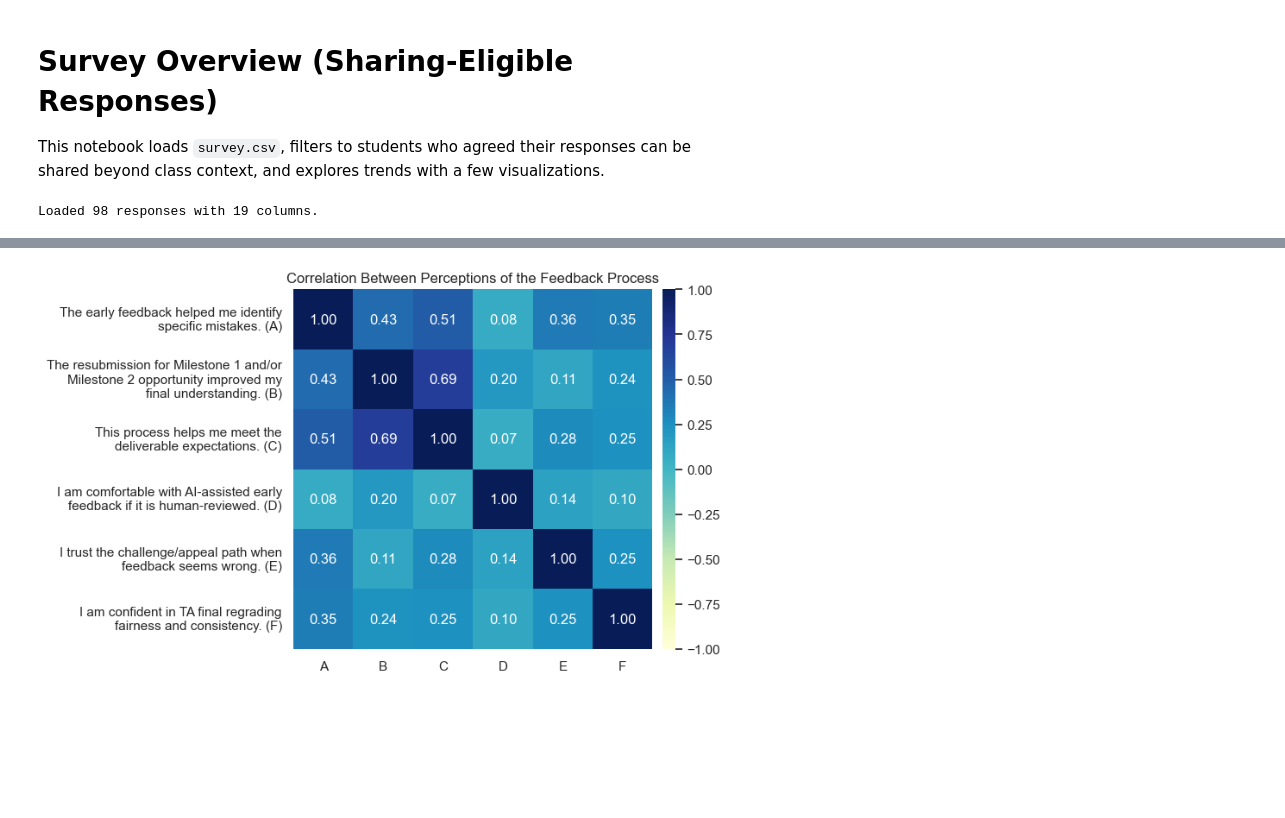
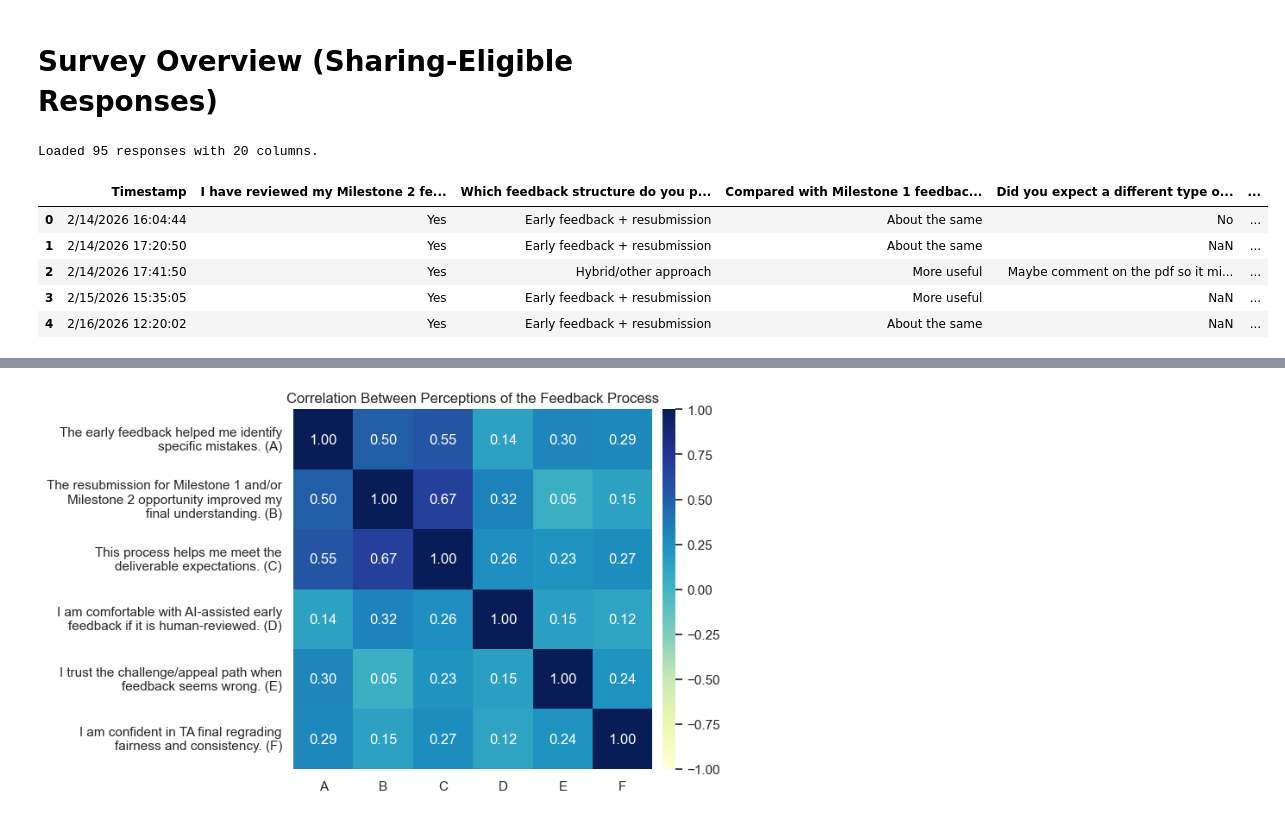
Before and after one commit to bcsaldias/sigcse-db-2027, a Jupyter notebook: overview.ipynb, the cells around one changed output, grey strips where cells are left out. Saved outputs shown, nothing was run; the diff lists cells and outputs as text; code cells hidden in the pictures; blank space fills up the shorter version.

```diff
--- a/overview.ipynb
+++ b/overview.ipynb
@@ -1,7 +1,5 @@
 # %% [markdown]
 # Survey Overview (Sharing-Eligible Responses)
-
-This notebook loads `survey.csv`, filters to students who agreed their responses can be shared beyond class context, and explores trends with a few visualizations.
 # %%
 import pandas as pd
 import numpy as np
@@ -11,9 +9,19 @@ import seaborn as sns
 sns.set_theme(style="whitegrid")
 plt.rcParams["figure.figsize"] = (10, 6)
 
-df = pd.read_csv("survey.csv")
+# df = pd.read_csv("survey.csv")
+df = pd.read_csv("COUHES-approved-data - mid-term-survey.csv")
 print(f"Loaded {len(df)} responses with {df.shape[1]} columns.")
 # %% [output]
-Loaded 98 responses with 19 columns.
+Loaded 95 responses with 20 columns.
+# %%
+df.head()
+# %% [output]
+|  | Timestamp | I have reviewed my Milestone 2 fe... | Which feedback structure do you p... | Compared with Milestone 1 feedbac... | Did you expect a different type o... | ... |
+| 0 | 2/14/2026 16:04:44 | Yes | Early feedback + resubmission | About the same | No | ... |
+| 1 | 2/14/2026 17:20:50 | Yes | Early feedback + resubmission | About the same | NaN | ... |
+| 2 | 2/14/2026 17:41:50 | Yes | Hybrid/other approach | More useful | Maybe comment on the pdf so it mi... | ... |
+| 3 | 2/15/2026 15:35:05 | Yes | Early feedback + resubmission | More useful | NaN | ... |
+| 4 | 2/16/2026 12:20:02 | Yes | Early feedback + resubmission | About the same | NaN | ... |
 # %%
 # Locate consent column and build consent flags
```
Also changed, not shown: parts of 6 cells of this notebook.
